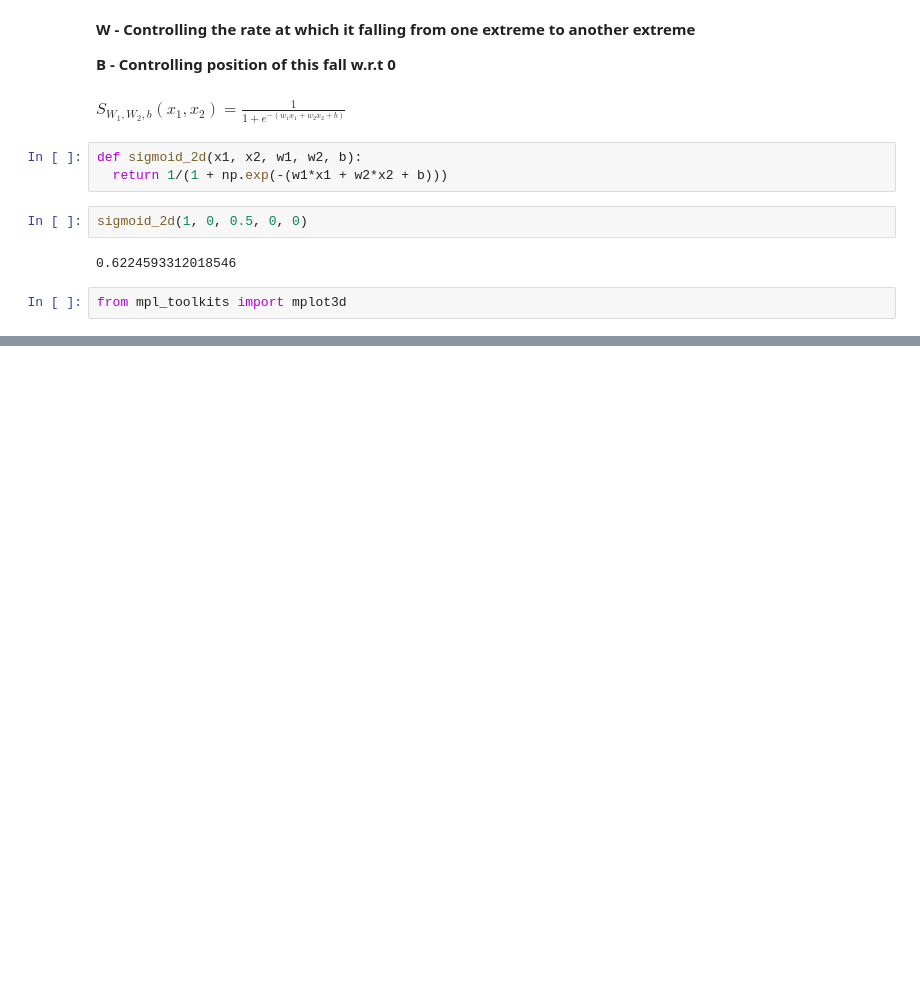
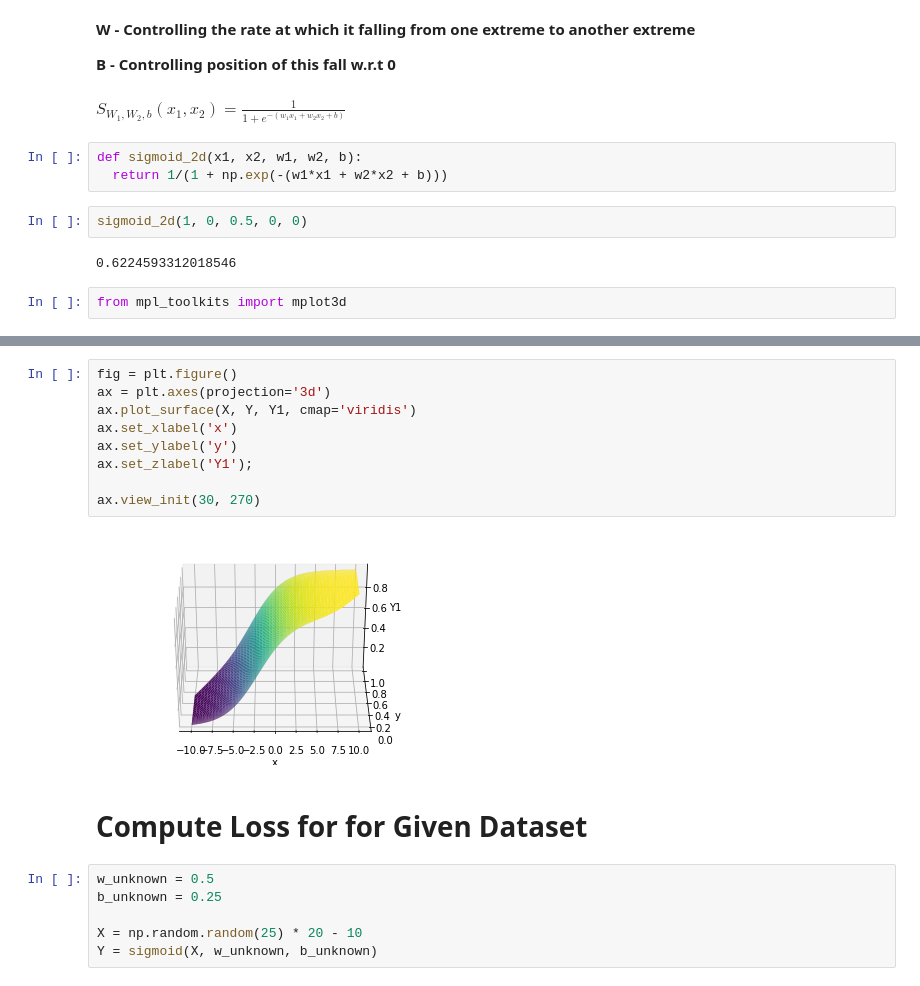
Before and after one commit to Arpitkamal/Deep-learning-Sigmoid-Neuron, a Jupyter notebook: SigmoidNeuron.ipynb, the cells around one changed output, grey strips where cells are left out. Saved outputs shown, nothing was run; the diff lists cells and outputs as text; blank space fills up the shorter version.

```diff
--- a/SigmoidNeuron.ipynb
+++ b/SigmoidNeuron.ipynb
@@ -50,0 +73,19 @@ from mpl_toolkits import mplot3d
+# %%
+fig = plt.figure()
+ax = plt.axes(projection='3d')
+ax.plot_surface(X, Y, Y1, cmap='viridis')
+ax.set_xlabel('x')
+ax.set_ylabel('y')
+ax.set_zlabel('Y1');
+
+ax.view_init(30, 270)
+# %% [output]
+[figure, added]
+# %% [markdown]
+# Compute Loss for for Given Dataset
+# %%
+w_unknown = 0.5
+b_unknown = 0.25
+
+X = np.random.random(25) * 20 - 10
+Y = sigmoid(X, w_unknown, b_unknown)
```
Also changed, not shown: parts of 14 cells of this notebook.
